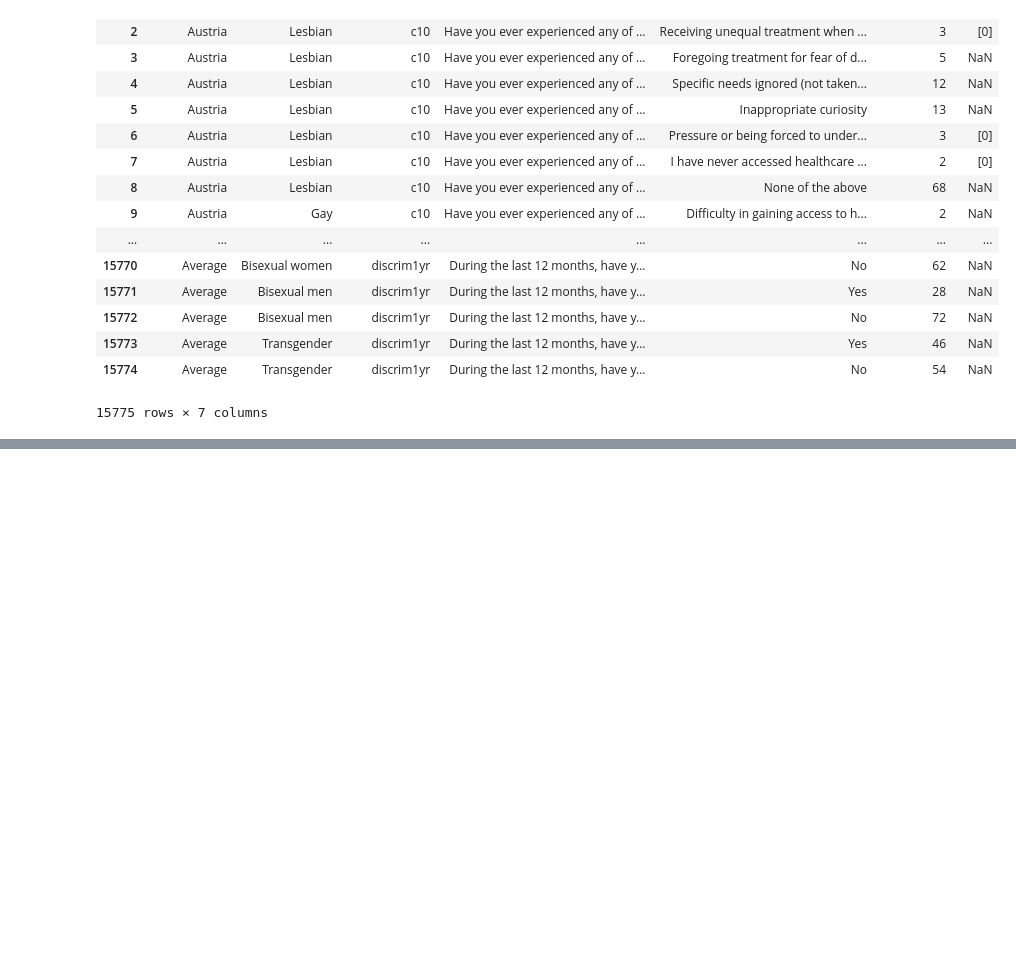
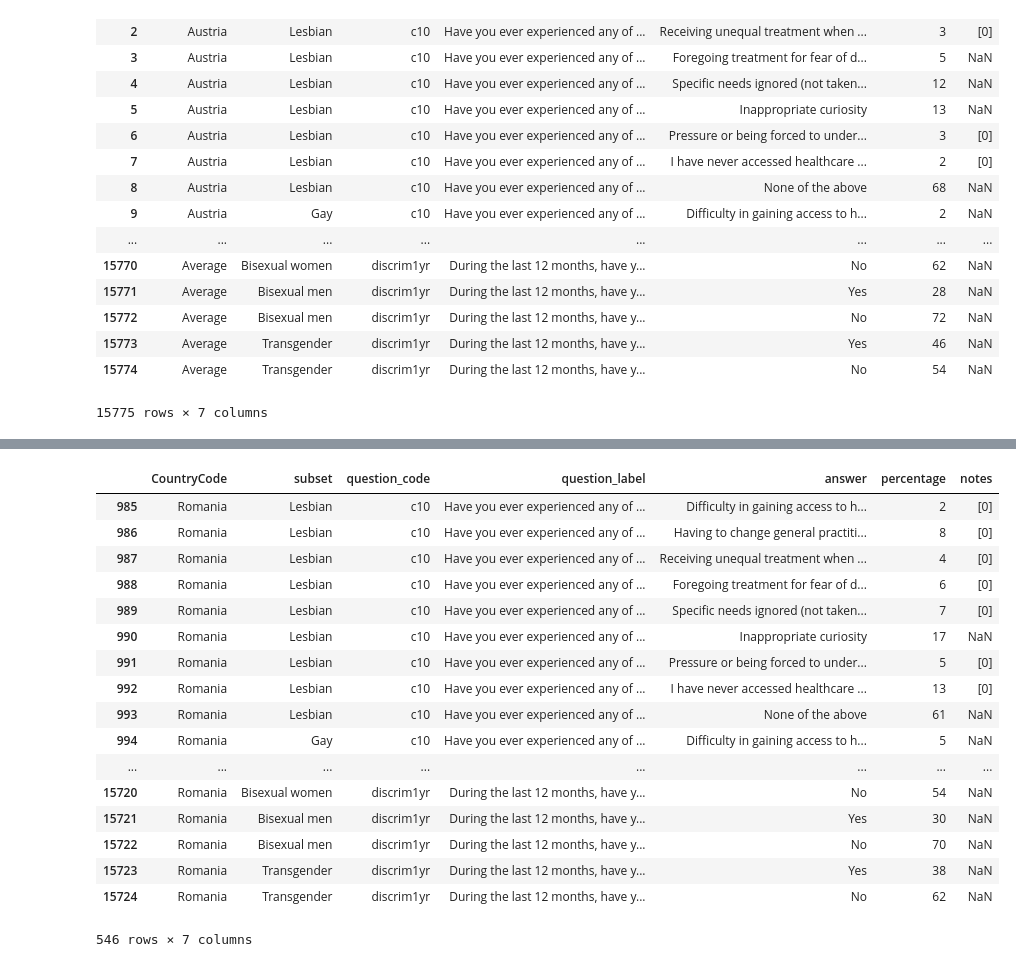
Before and after one commit to irwinmier96/Extra_Side_Projects, a Jupyter notebook: LGBT Europe/Untitled.ipynb, the cells around one changed output, grey strips where cells are left out. Drawn from its saved outputs; the diff is of its cells as text; code cells hidden in the pictures; blank space fills up the shorter version.

```diff
--- a/LGBT Europe/Untitled.ipynb
+++ b/LGBT Europe/Untitled.ipynb
@@ -31,0 +75,22 @@ germany = disc[disc["CountryCode"] == "Germany"]
+# %%
+romania = disc[disc["CountryCode"] == "Romania"]
+romania
+# %% [output]
+|  | CountryCode | subset | question_code | question_label | answer | percentage | notes |
+| 985 | Romania | Lesbian | c10 | Have you ever experienced any of ... | Difficulty in gaining access to h... | 2 | [0] |
+| 986 | Romania | Lesbian | c10 | Have you ever experienced any of ... | Having to change general practiti... | 8 | [0] |
+| 987 | Romania | Lesbian | c10 | Have you ever experienced any of ... | Receiving unequal treatment when ... | 4 | [0] |
+| 988 | Romania | Lesbian | c10 | Have you ever experienced any of ... | Foregoing treatment for fear of d... | 6 | [0] |
+| 989 | Romania | Lesbian | c10 | Have you ever experienced any of ... | Specific needs ignored (not taken... | 7 | [0] |
+| 990 | Romania | Lesbian | c10 | Have you ever experienced any of ... | Inappropriate curiosity | 17 | NaN |
+| 991 | Romania | Lesbian | c10 | Have you ever experienced any of ... | Pressure or being forced to under... | 5 | [0] |
+| 992 | Romania | Lesbian | c10 | Have you ever experienced any of ... | I have never accessed healthcare ... | 13 | [0] |
+| 993 | Romania | Lesbian | c10 | Have you ever experienced any of ... | None of the above | 61 | NaN |
+| 994 | Romania | Gay | c10 | Have you ever experienced any of ... | Difficulty in gaining access to h... | 5 | NaN |
+| ... | ... | ... | ... | ... | ... | ... | ... |
+| 15720 | Romania | Bisexual women | discrim1yr | During the last 12 months, have y... | No | 54 | NaN |
+| 15721 | Romania | Bisexual men | discrim1yr | During the last 12 months, have y... | Yes | 30 | NaN |
+| 15722 | Romania | Bisexual men | discrim1yr | During the last 12 months, have y... | No | 70 | NaN |
+| 15723 | Romania | Transgender | discrim1yr | During the last 12 months, have y... | Yes | 38 | NaN |
+| 15724 | Romania | Transgender | discrim1yr | During the last 12 months, have y... | No | 62 | NaN |
+546 rows × 7 columns
```
Also changed, not shown: parts of 4 cells of this notebook.
